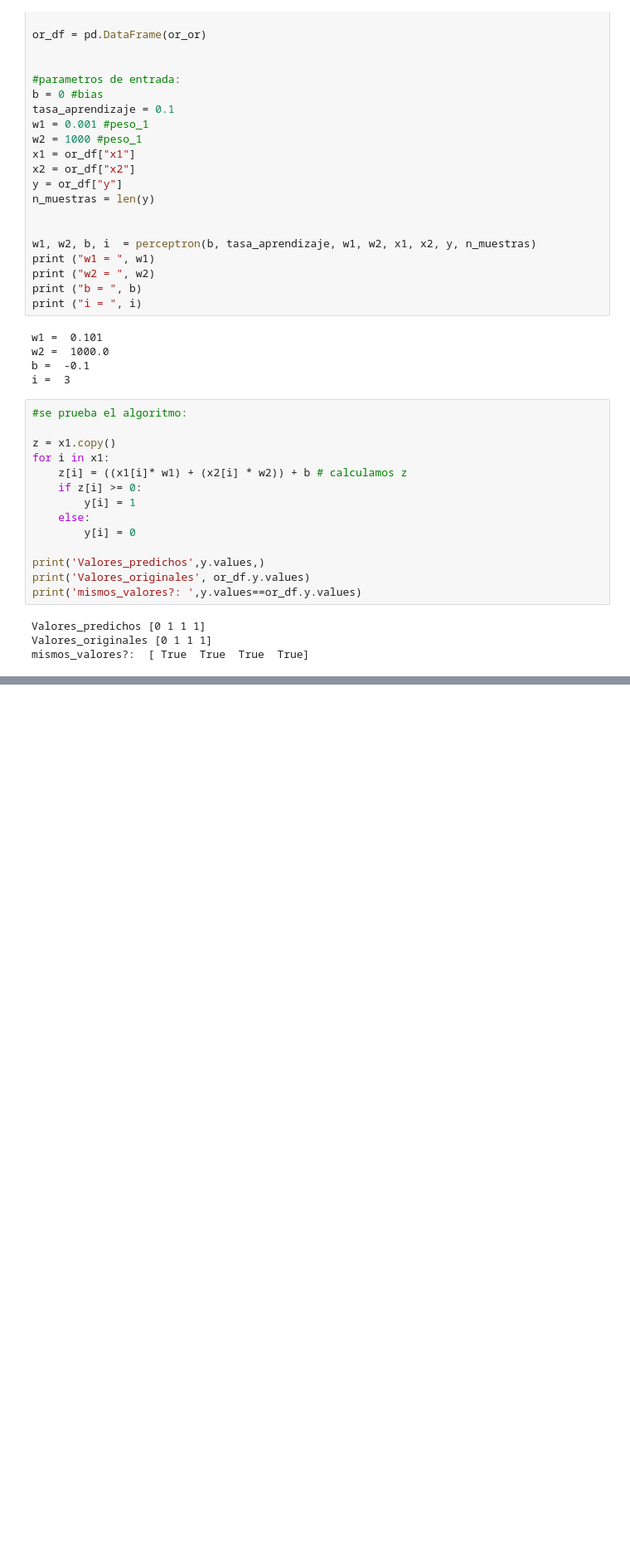
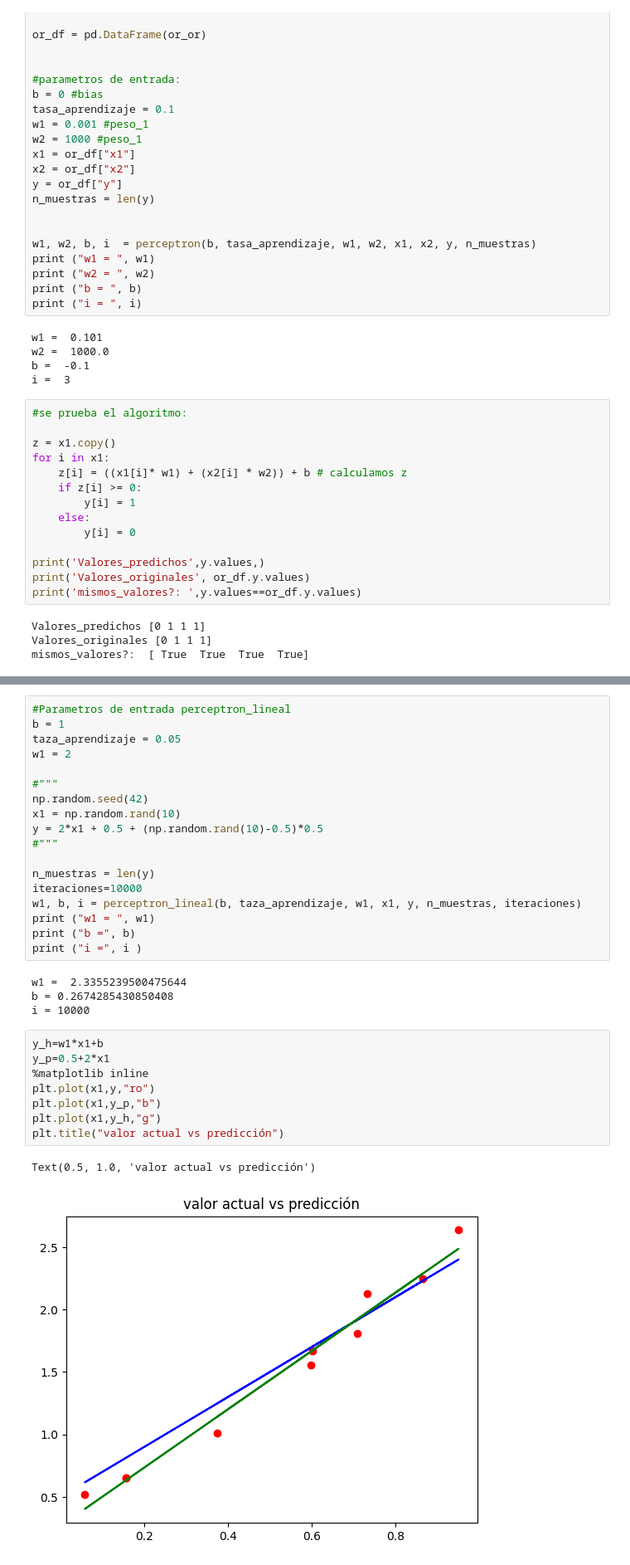
Before and after one commit to jsebastianquiroga/Analitica_2, a Jupyter notebook: DL/introduction_2_DL.ipynb, the cells around one changed output, grey strips where cells are left out. Shown at 83% size. Drawn from its saved outputs; the diff is of its cells as text; blank space fills up the shorter version.

```diff
--- a/DL/introduction_2_DL.ipynb
+++ b/DL/introduction_2_DL.ipynb
@@ -102,0 +133,33 @@ mismos_valores?:  [ True  True  True  True]
+# %%
+#Parametros de entrada perceptron_lineal
+b = 1
+taza_aprendizaje = 0.05
+w1 = 2
+
+#"""
+np.random.seed(42)
+x1 = np.random.rand(10)
+y = 2*x1 + 0.5 + (np.random.rand(10)-0.5)*0.5
+#"""
+
+n_muestras = len(y)
+iteraciones=10000
+w1, b, i = perceptron_lineal(b, taza_aprendizaje, w1, x1, y, n_muestras, iteraciones)
+print ("w1 = ", w1)
+print ("b =", b)
+print ("i =", i )
+# %% [output]
+w1 =  2.3355239500475644
+b = 0.2674285430850408
+i = 10000
+# %%
+y_h=w1*x1+b
+y_p=0.5+2*x1
+%matplotlib inline
+plt.plot(x1,y,"ro")
+plt.plot(x1,y_p,"b")
+plt.plot(x1,y_h,"g")
+plt.title("valor actual vs predicción")
+# %% [output]
+Text(0.5, 1.0, 'valor actual vs predicción')
+[figure, added]
```
Also changed, not shown: parts of 38 cells of this notebook.
